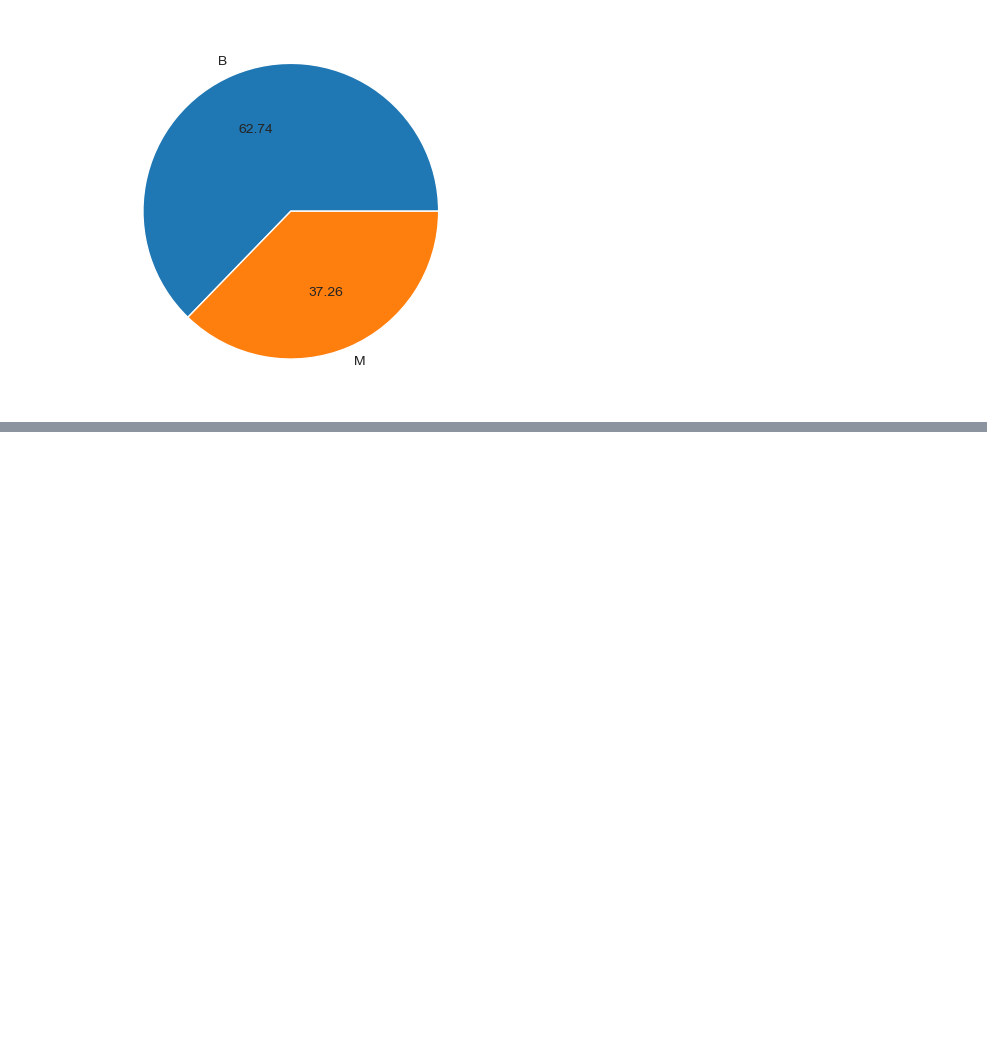
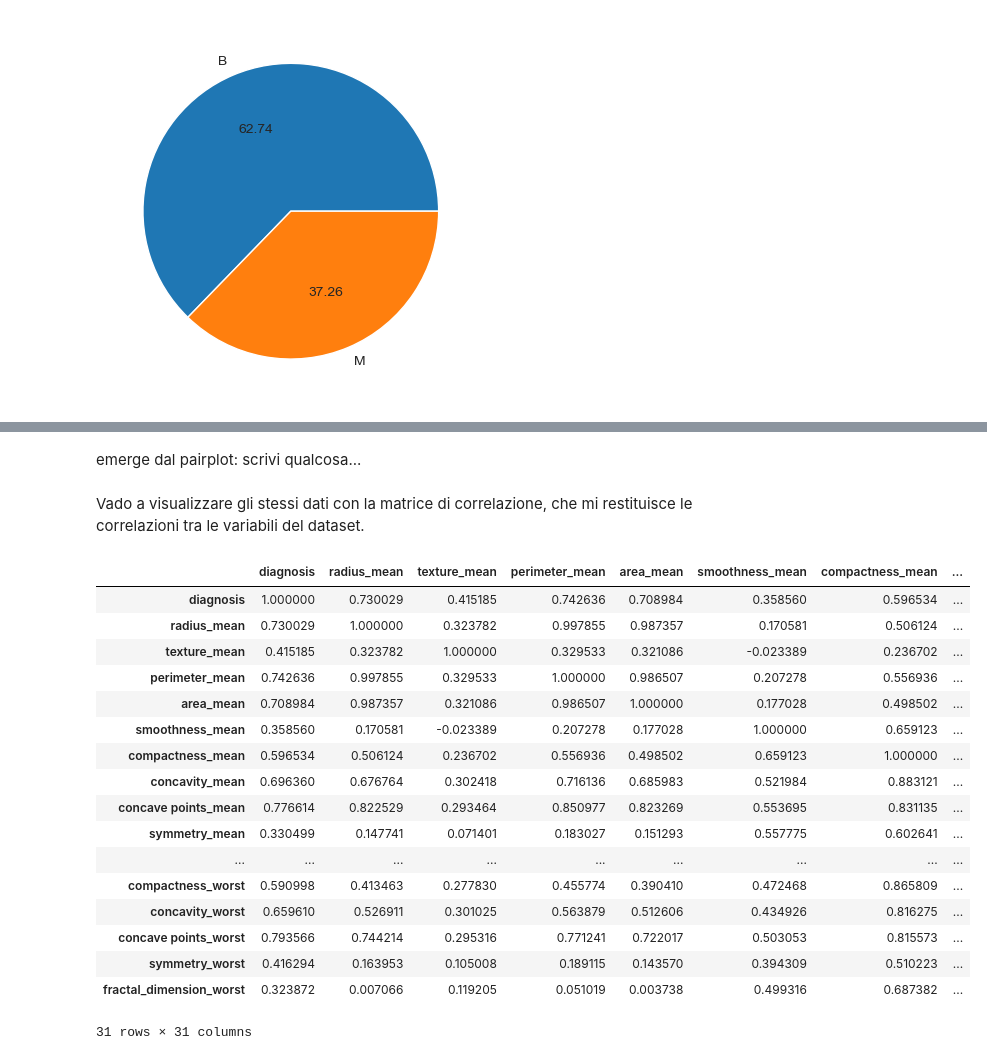
Before and after one commit to chiaracos/BreastCancerPrediction, a Jupyter notebook: BreastCancerPrediction.ipynb, the cells around one changed output, grey strips where cells are left out. Drawn from its saved outputs; the diff is of its cells as text; code cells hidden in the pictures; blank space fills up the shorter version.

```diff
--- a/BreastCancerPrediction.ipynb
+++ b/BreastCancerPrediction.ipynb
@@ -168,0 +171,26 @@ plt.show()
+# %% [markdown]
+emerge dal pairplot:
+scrivi qualcosa...
+# %% [markdown]
+Vado a visualizzare gli stessi dati con la matrice di correlazione, che mi restituisce le correlazioni tra le variabili del dataset.
+# %%
+df.iloc[:,1:32].corr()
+# %% [output]
+|  | diagnosis | radius_mean | texture_mean | perimeter_mean | area_mean | smoothness_mean | compactness_mean | ... |
+| diagnosis | 1.000000 | 0.730029 | 0.415185 | 0.742636 | 0.708984 | 0.358560 | 0.596534 | ... |
+| radius_mean | 0.730029 | 1.000000 | 0.323782 | 0.997855 | 0.987357 | 0.170581 | 0.506124 | ... |
+| texture_mean | 0.415185 | 0.323782 | 1.000000 | 0.329533 | 0.321086 | -0.023389 | 0.236702 | ... |
+| perimeter_mean | 0.742636 | 0.997855 | 0.329533 | 1.000000 | 0.986507 | 0.207278 | 0.556936 | ... |
+| area_mean | 0.708984 | 0.987357 | 0.321086 | 0.986507 | 1.000000 | 0.177028 | 0.498502 | ... |
+| smoothness_mean | 0.358560 | 0.170581 | -0.023389 | 0.207278 | 0.177028 | 1.000000 | 0.659123 | ... |
+| compactness_mean | 0.596534 | 0.506124 | 0.236702 | 0.556936 | 0.498502 | 0.659123 | 1.000000 | ... |
+| concavity_mean | 0.696360 | 0.676764 | 0.302418 | 0.716136 | 0.685983 | 0.521984 | 0.883121 | ... |
+| concave points_mean | 0.776614 | 0.822529 | 0.293464 | 0.850977 | 0.823269 | 0.553695 | 0.831135 | ... |
+| symmetry_mean | 0.330499 | 0.147741 | 0.071401 | 0.183027 | 0.151293 | 0.557775 | 0.602641 | ... |
+| ... | ... | ... | ... | ... | ... | ... | ... | ... |
+| compactness_worst | 0.590998 | 0.413463 | 0.277830 | 0.455774 | 0.390410 | 0.472468 | 0.865809 | ... |
+| concavity_worst | 0.659610 | 0.526911 | 0.301025 | 0.563879 | 0.512606 | 0.434926 | 0.816275 | ... |
+| concave points_worst | 0.793566 | 0.744214 | 0.295316 | 0.771241 | 0.722017 | 0.503053 | 0.815573 | ... |
+| symmetry_worst | 0.416294 | 0.163953 | 0.105008 | 0.189115 | 0.143570 | 0.394309 | 0.510223 | ... |
+| fractal_dimension_worst | 0.323872 | 0.007066 | 0.119205 | 0.051019 | 0.003738 | 0.499316 | 0.687382 | ... |
+31 rows × 31 columns
```
Also changed, not shown: parts of 10 cells of this notebook.
